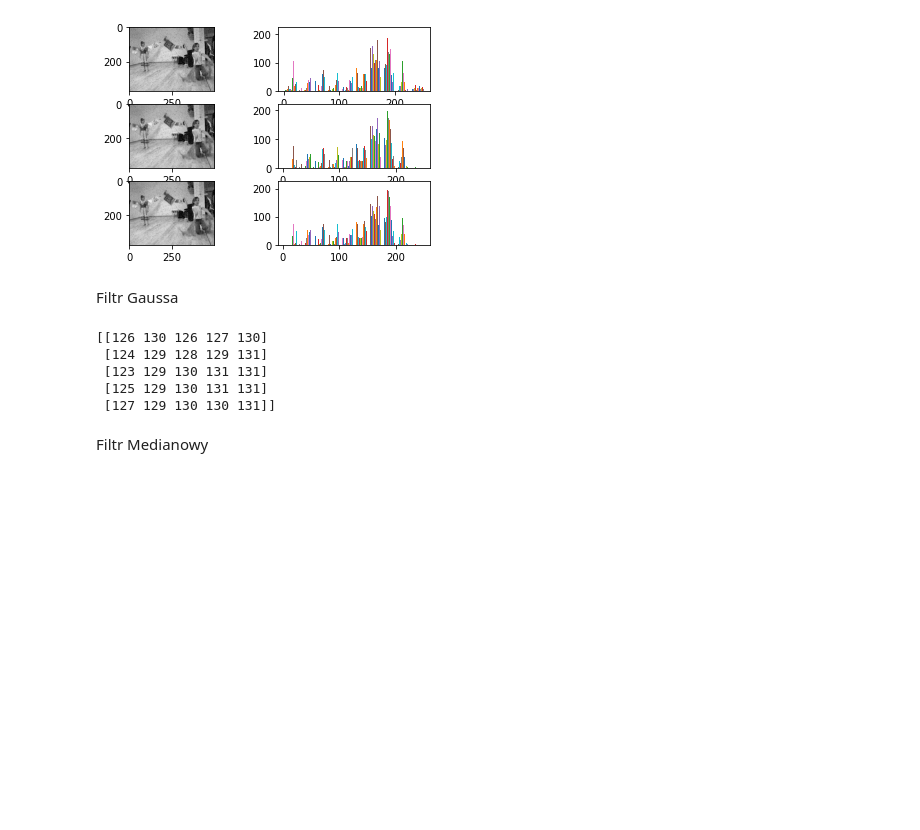
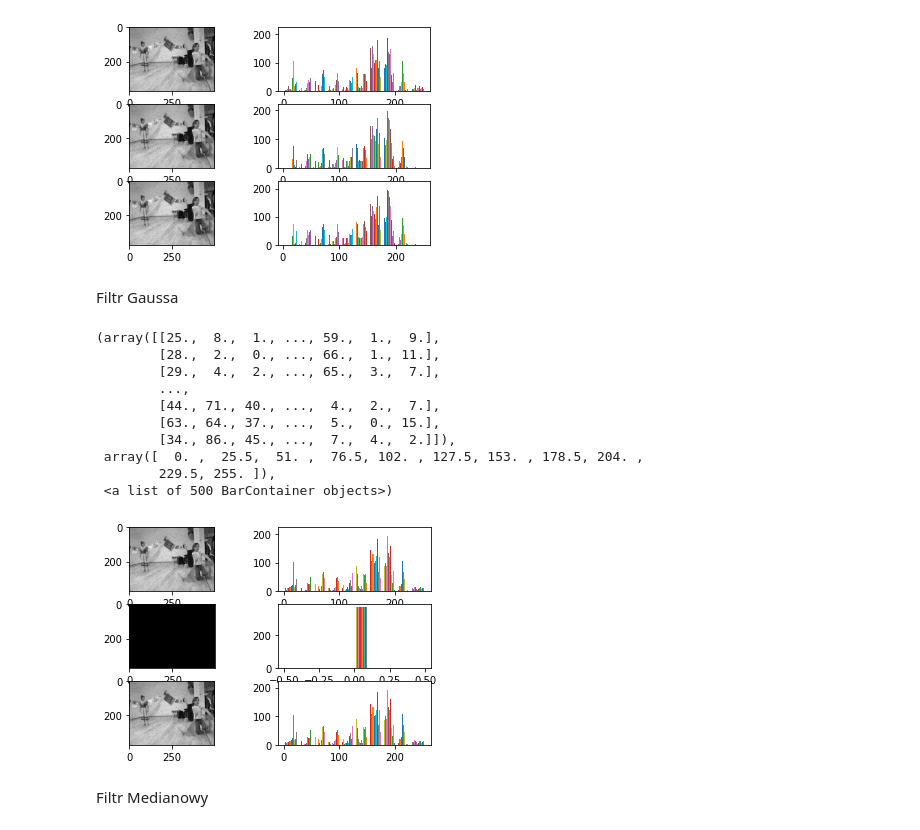
Before and after one commit to BartekFranczak/CPO---MEL, a Jupyter notebook: lab3.ipynb, the cells around one changed output. Cells and saved outputs as stored; diff of their text form; code cells hidden in the pictures; blank space fills up the shorter version.

```diff
--- a/lab3.ipynb
+++ b/lab3.ipynb
@@ -220,7 +218,8 @@ plt.hist(img_filter3)
 # %% [markdown]
 Filtr Gaussa
 # %%
-def gauss_filter_5(im_path):
+import math
+def gauss_filter_5(im_path,sigma):
   im = Image.open(im_path)
   im = np.asarray(im)
   size=5
@@ -229,19 +228,59 @@ def gauss_filter_5(im_path):
   H, W = im.shape
 
   im2 = np.zeros(im.shape)
-  sigma = np.array()
-  kernel = np.ones((size,size),np.float32)/(size*size)
+  kernel = np.array([[math.sqrt(8),math.sqrt(5),2,math.sqrt(5),math.sqrt(8)],
+                    [math.sqrt(5),math.sqrt(2),1,math.sqrt(2),math.sqrt(5)],
+                    [2,1,0,1,2],
+                    [math.sqrt(5),math.sqrt(2),1,math.sqrt(2),math.sqrt(5)],
+                    [math.sqrt(8),math.sqrt(5),2,math.sqrt(5),math.sqrt(8)]])
+
 
   for h in range(n,H-n):
     for w in range(n,W-n):
-      im2[h][w] = np.sum(im[h-n:h+n+1,w-n:w+n+1]*kernel)
+      distance = np.sum(im[h-n:h+n+1,w-n:w+n+1]*kernel)
+      im2[h][w] = (1/(2*math.pi*sigma*sigma))*math.exp(-(distance*distance)/(2*sigma*sigma))
   return im2[n:H-n,n:W-n]
-# %% [output]
-[[126 130 126 127 130]
- [124 129 128 129 131]
- [123 129 130 131 131]
- [125 129 130 131 131]
- [127 129 130 130 131]]
+# %%
+from cv2 import GaussianBlur
+
+#oryginal
+im = Image.open('/content/sp/5.jpg')
+im = np.asarray(im)
+
+plt.subplot(3,2,1)
+plt.imshow(im, cmap='gray')
+plt.subplot(3,2,2)
+plt.hist(im)
+
+
+#my implementation
+im1 = gauss_filter_5('/content/sp/5.jpg',0.1)
+
+plt.subplot(3,2,3)
+plt.imshow(im1,cmap='gray')
+plt.subplot(3,2,4)
+plt.hist(im1)
+
+#cv2
+img_filter3 = GaussianBlur(im,(5,5),0.1)
+
+
+plt.subplot(3,2,5)
+plt.imshow(img_filter3, cmap='gray')
+plt.subplot(3,2,6)
+plt.hist(img_filter3)
+# %% [output]
+(array([[25.,  8.,  1., ..., 59.,  1.,  9.],
+        [28.,  2.,  0., ..., 66.,  1., 11.],
+        [29.,  4.,  2., ..., 65.,  3.,  7.],
+        ...,
+        [44., 71., 40., ...,  4.,  2.,  7.],
+        [63., 64., 37., ...,  5.,  0., 15.],
+        [34., 86., 45., ...,  7.,  4.,  2.]]),
+ array([  0. ,  25.5,  51. ,  76.5, 102. , 127.5, 153. , 178.5, 204. ,
+        229.5, 255. ]),
+ <a list of 500 BarContainer objects>)
+[figure, added]
 # %% [markdown]
 Filtr Medianowy
 # %%
```
Also changed, not shown: parts of 5 cells of this notebook.
